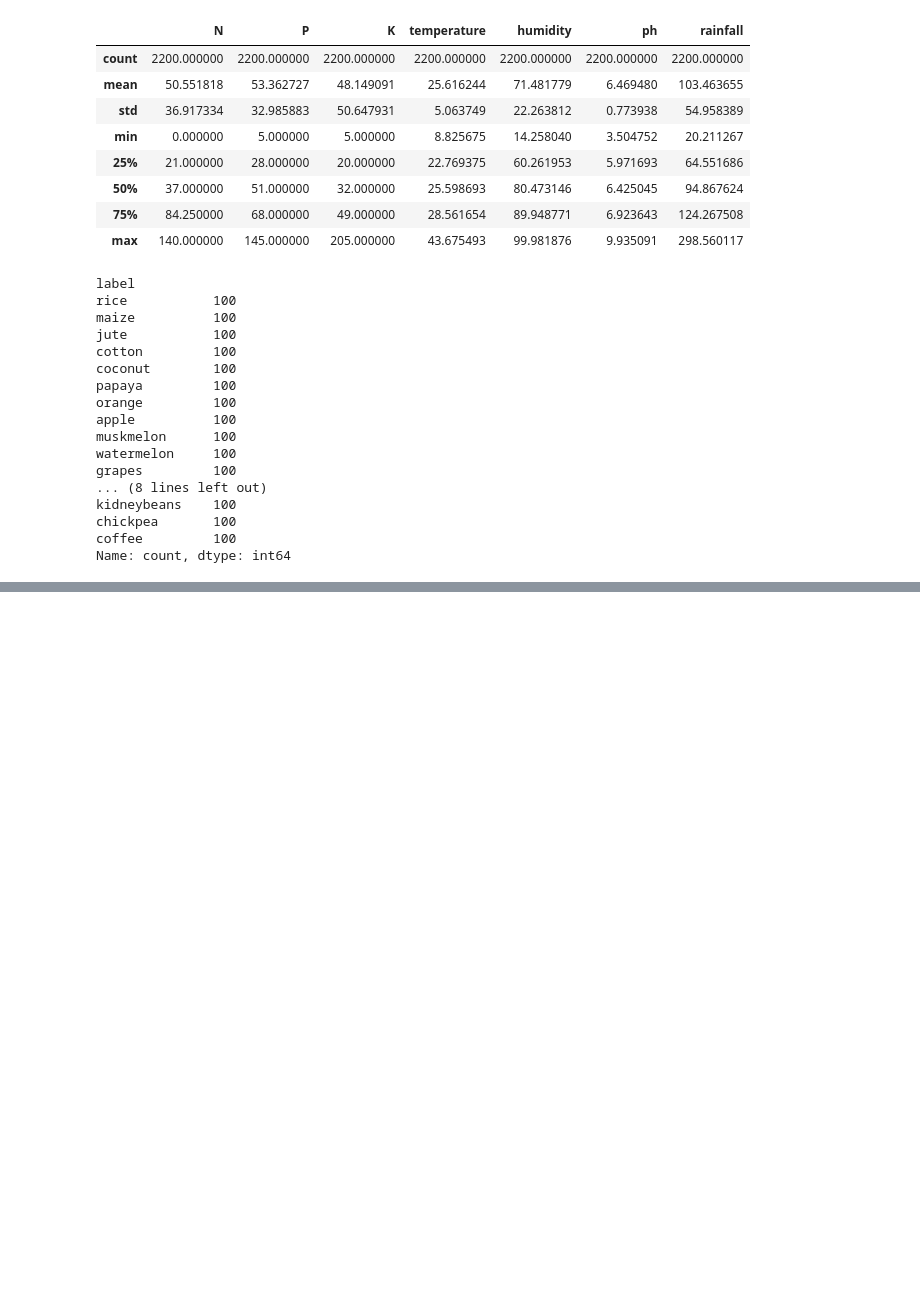
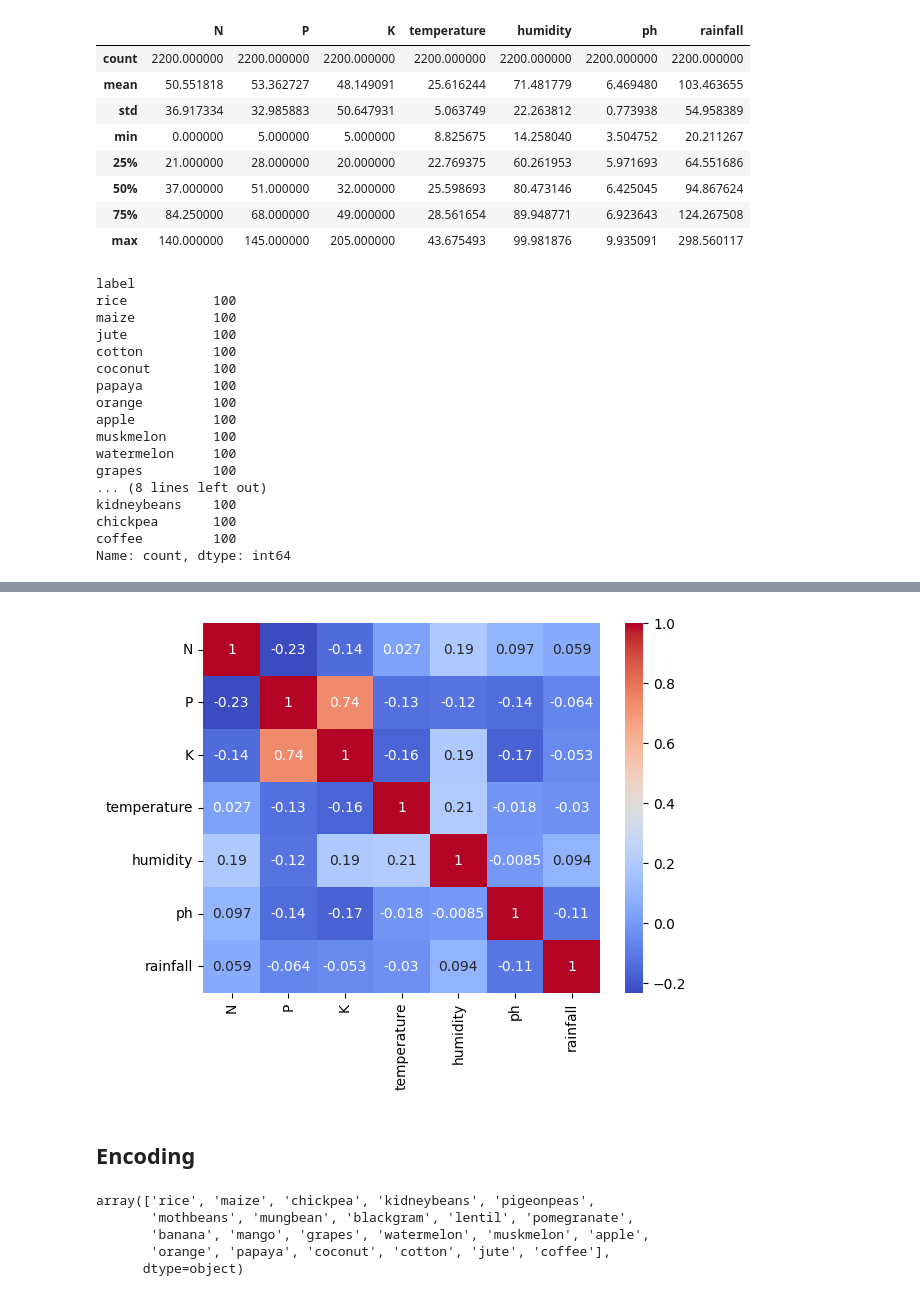
Before and after one commit to imvarun18/Crop-and-fertilizer-RS, a Jupyter notebook: crop.ipynb, the cells around one changed output, grey strips where cells are left out. Drawn from its saved outputs; the diff is of its cells as text; code cells hidden in the pictures; blank space fills up the shorter version.

```diff
--- a/crop.ipynb
+++ b/crop.ipynb
@@ -97,0 +131,3 @@ Name: count, dtype: int64
+# %%
+num_cols = crop.select_dtypes(include=[np.number])
+num_cols
@@ -97,0 +148,3 @@ Name: count, dtype: int64
+# %%
+corr = num_cols.corr()
+corr
@@ -97,0 +160,16 @@ Name: count, dtype: int64
+# %%
+# Visualising with heatmap
+sns.heatmap(corr, annot=True, cmap='coolwarm')
+plt.show()
+# %% [output]
+[figure, added]
+# %% [markdown]
+## Encoding
+# %%
+crop['label'].unique()
+# %% [output]
+array(['rice', 'maize', 'chickpea', 'kidneybeans', 'pigeonpeas',
+       'mothbeans', 'mungbean', 'blackgram', 'lentil', 'pomegranate',
+       'banana', 'mango', 'grapes', 'watermelon', 'muskmelon', 'apple',
+       'orange', 'papaya', 'coconut', 'cotton', 'jute', 'coffee'],
+      dtype=object)
```
Also changed, not shown: parts of 10 cells of this notebook.
